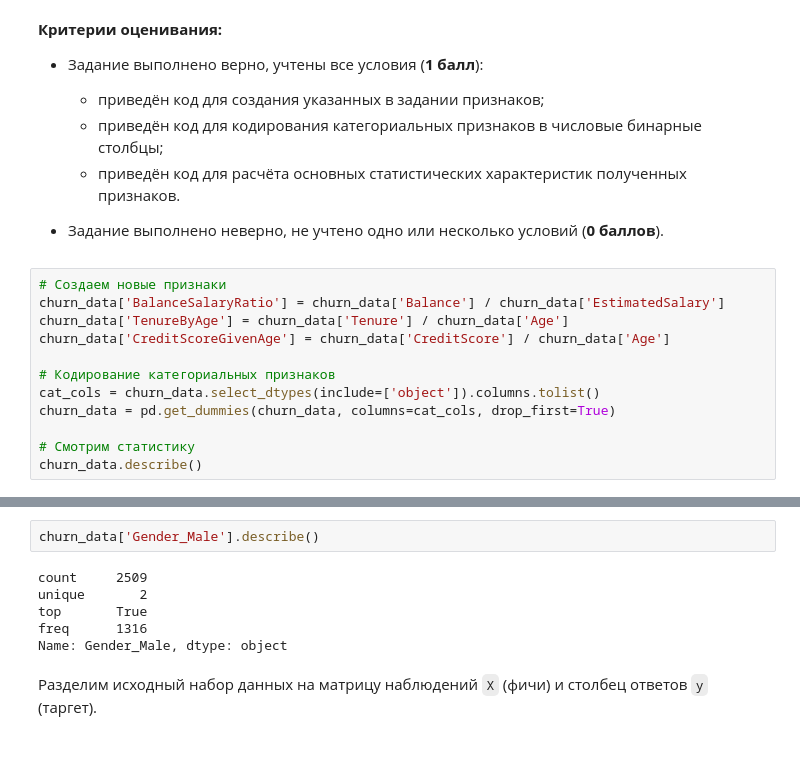
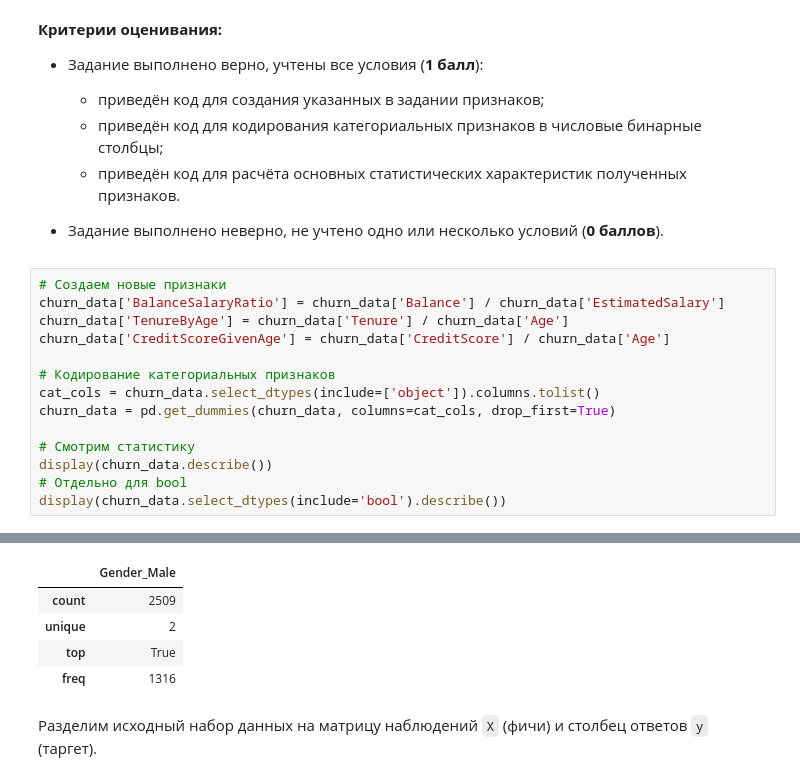
Before and after one commit to emozdir/ML-3.Practice, a Jupyter notebook: ML-3._Практика._Ноутбук-шаблон.ipynb, the cells around one changed output, grey strips where cells are left out. Cells and saved outputs as stored; diff of their text form; blank space fills up the shorter version.

```diff
--- a/ML-3._Практика._Ноутбук-шаблон.ipynb
+++ b/ML-3._Практика._Ноутбук-шаблон.ipynb
@@ -190,33 +190,32 @@ dtype: object
 # %%
 # Создаем новые признаки
 churn_data['BalanceSalaryRatio'] = churn_data['Balance'] / churn_data['EstimatedSalary']
 churn_data['TenureByAge'] = churn_data['Tenure'] / churn_data['Age']
 churn_data['CreditScoreGivenAge'] = churn_data['CreditScore'] / churn_data['Age']
 
 # Кодирование категориальных признаков
 cat_cols = churn_data.select_dtypes(include=['object']).columns.tolist()
 churn_data = pd.get_dummies(churn_data, columns=cat_cols, drop_first=True)
 
 # Смотрим статистику
-churn_data.describe()
+display(churn_data.describe())
+# Отдельно для bool
+display(churn_data.select_dtypes(include='bool').describe())
 # %% [output]
 |  | CreditScore | Age | Tenure | Balance | NumOfProducts | HasCrCard | IsActiveMember | EstimatedSalary | ... |
 | count | 2509.000000 | 2509.000000 | 2509.000000 | 2509.000000 | 2509.000000 | 2509.00000 | 2509.000000 | 2509.000000 | ... |
 | mean | 651.453567 | 39.771622 | 5.009964 | 119730.116134 | 1.519729 | 0.71383 | 0.497409 | 101113.435102 | ... |
 | std | 98.168937 | 10.519143 | 2.935154 | 27022.006157 | 0.619420 | 0.45206 | 0.500093 | 58263.011501 | ... |
 | min | 350.000000 | 18.000000 | 0.000000 | 27288.430000 | 1.000000 | 0.00000 | 0.000000 | 11.580000 | ... |
 | 25% | 584.000000 | 32.000000 | 2.000000 | 102800.720000 | 1.000000 | 0.00000 | 0.000000 | 51016.020000 | ... |
 | 50% | 651.000000 | 38.000000 | 5.000000 | 119703.100000 | 1.000000 | 1.00000 | 0.000000 | 102397.220000 | ... |
 | 75% | 722.000000 | 45.000000 | 8.000000 | 137560.380000 | 2.000000 | 1.00000 | 1.000000 | 151083.800000 | ... |
 | max | 850.000000 | 84.000000 | 10.000000 | 214346.960000 | 4.000000 | 1.00000 | 1.000000 | 199970.740000 | ... |
+|  | Gender_Male |
+| count | 2509 |
+| unique | 2 |
+| top | True |
+| freq | 1316 |
-# %%
-churn_data['Gender_Male'].describe()
-# %% [output]
-count     2509
-unique       2
-top       True
-freq      1316
-Name: Gender_Male, dtype: object
 # %% [markdown]
 Разделим исходный набор данных на матрицу наблюдений `X` (фичи) и столбец ответов `y` (таргет).
 # %%
```
